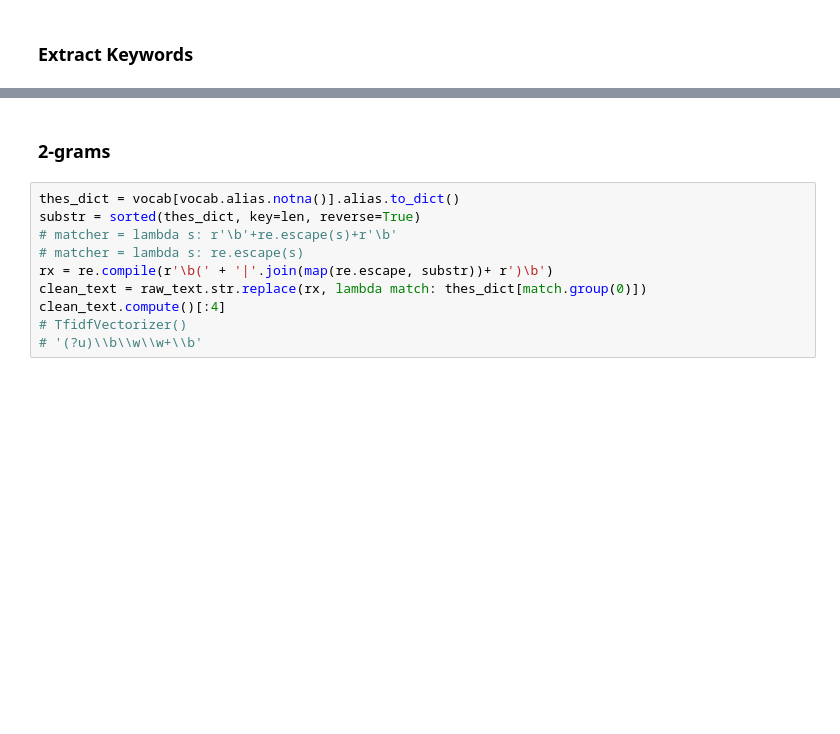
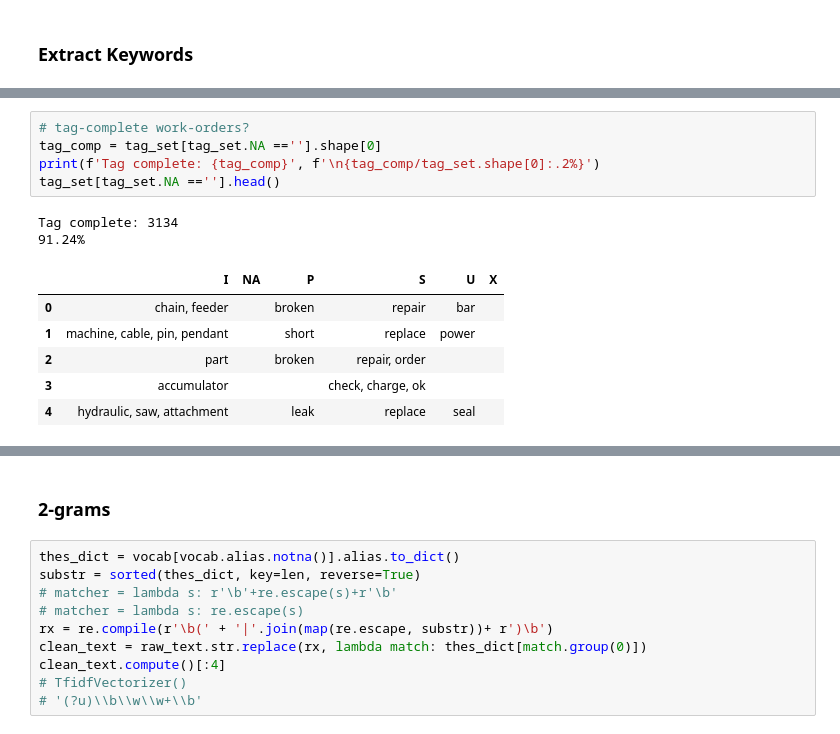
Before and after one commit to usnistgov/nestor, a Jupyter notebook: docs/dask_vocab.ipynb, the cells around one changed output, grey strips where cells are left out. Saved outputs shown, nothing was run; the diff lists cells and outputs as text; blank space fills up the shorter version.

```diff
--- a/docs/dask_vocab.ipynb
+++ b/docs/dask_vocab.ipynb
@@ -112,0 +172,14 @@ for query in (vocab.alias.unique()):
+# %%
+# tag-complete work-orders?
+tag_comp = tag_set[tag_set.NA ==''].shape[0]
+print(f'Tag complete: {tag_comp}', f'\n{tag_comp/tag_set.shape[0]:.2%}')
+tag_set[tag_set.NA ==''].head()
+# %% [output]
+Tag complete: 3134
+91.24%
+|  | I | NA | P | S | U | X |
+| 0 | chain, feeder |  | broken | repair | bar |  |
+| 1 | machine, cable, pin, pendant |  | short | replace | power |  |
+| 2 | part |  | broken | repair, order |  |  |
+| 3 | accumulator |  |  | check, charge, ok |  |  |
+| 4 | hydraulic, saw, attachment |  | leak | replace | seal |  |
```
Also changed, not shown: parts of 14 cells of this notebook, 2 other files.
